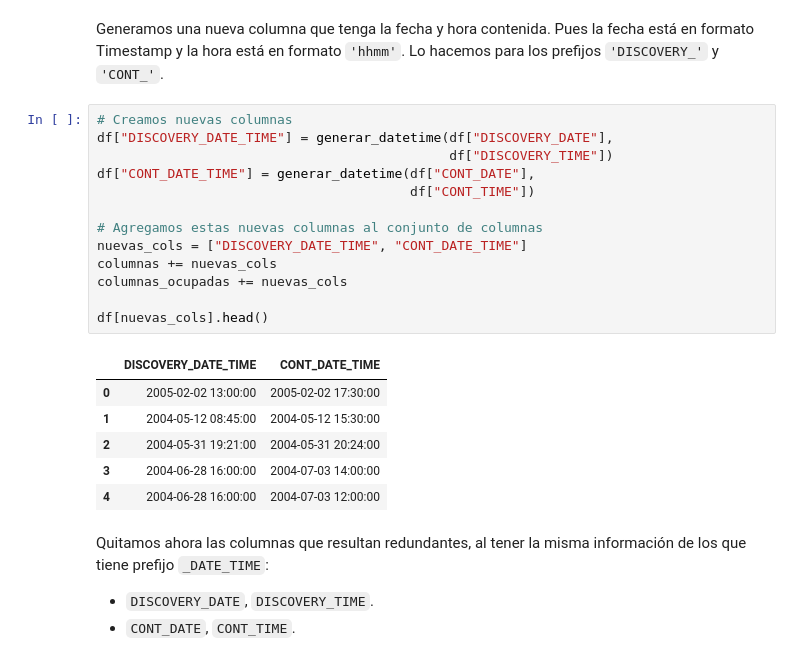
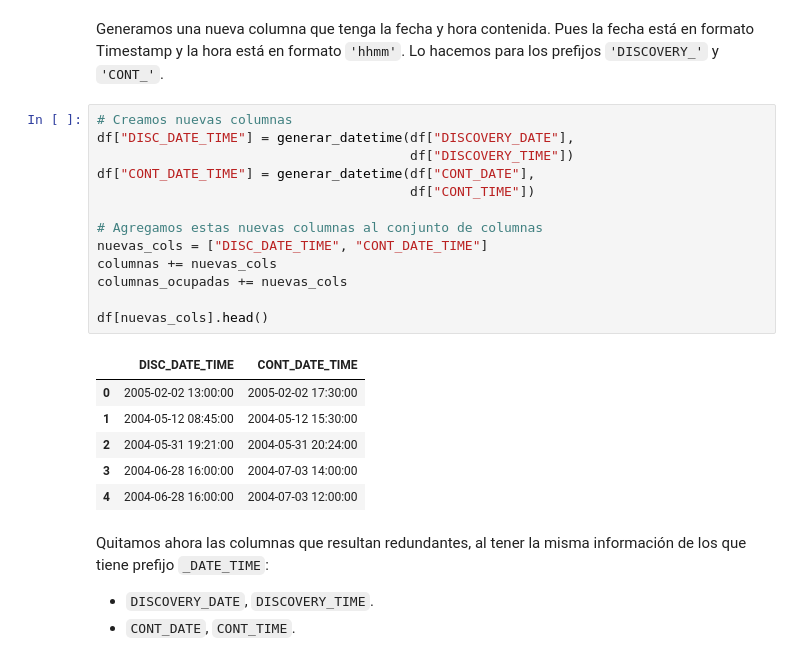
Before and after one commit to framunoz/IncendiosForestalesPredictor, a Jupyter notebook: notebooks/01-Carga_de_Datos.ipynb, the cells around one changed output. Saved outputs shown, nothing was run; the diff lists cells and outputs as text.

```diff
--- a/notebooks/01-Carga_de_Datos.ipynb
+++ b/notebooks/01-Carga_de_Datos.ipynb
@@ -246,19 +279,19 @@ df[cols_aux].head()
 Generamos una nueva columna que tenga la fecha y hora contenida. Pues la fecha está en formato Timestamp y la hora está en formato `'hhmm'`. Lo hacemos para los prefijos `'DISCOVERY_'` y `'CONT_'`.
 # %%
 # Creamos nuevas columnas
-df["DISCOVERY_DATE_TIME"] = generar_datetime(df["DISCOVERY_DATE"],
-                                             df["DISCOVERY_TIME"])
+df["DISC_DATE_TIME"] = generar_datetime(df["DISCOVERY_DATE"],
+                                        df["DISCOVERY_TIME"])
 df["CONT_DATE_TIME"] = generar_datetime(df["CONT_DATE"],
                                         df["CONT_TIME"])
 
 # Agregamos estas nuevas columnas al conjunto de columnas
-nuevas_cols = ["DISCOVERY_DATE_TIME", "CONT_DATE_TIME"]
+nuevas_cols = ["DISC_DATE_TIME", "CONT_DATE_TIME"]
 columnas += nuevas_cols
 columnas_ocupadas += nuevas_cols
 
 df[nuevas_cols].head()
 # %% [output]
-|  | DISCOVERY_DATE_TIME | CONT_DATE_TIME |
+|  | DISC_DATE_TIME | CONT_DATE_TIME |
 | 0 | 2005-02-02 13:00:00 | 2005-02-02 17:30:00 |
 | 1 | 2004-05-12 08:45:00 | 2004-05-12 15:30:00 |
 | 2 | 2004-05-31 19:21:00 | 2004-05-31 20:24:00 |
```
Also changed, not shown: parts of 12 cells of this notebook, 2 other files.
